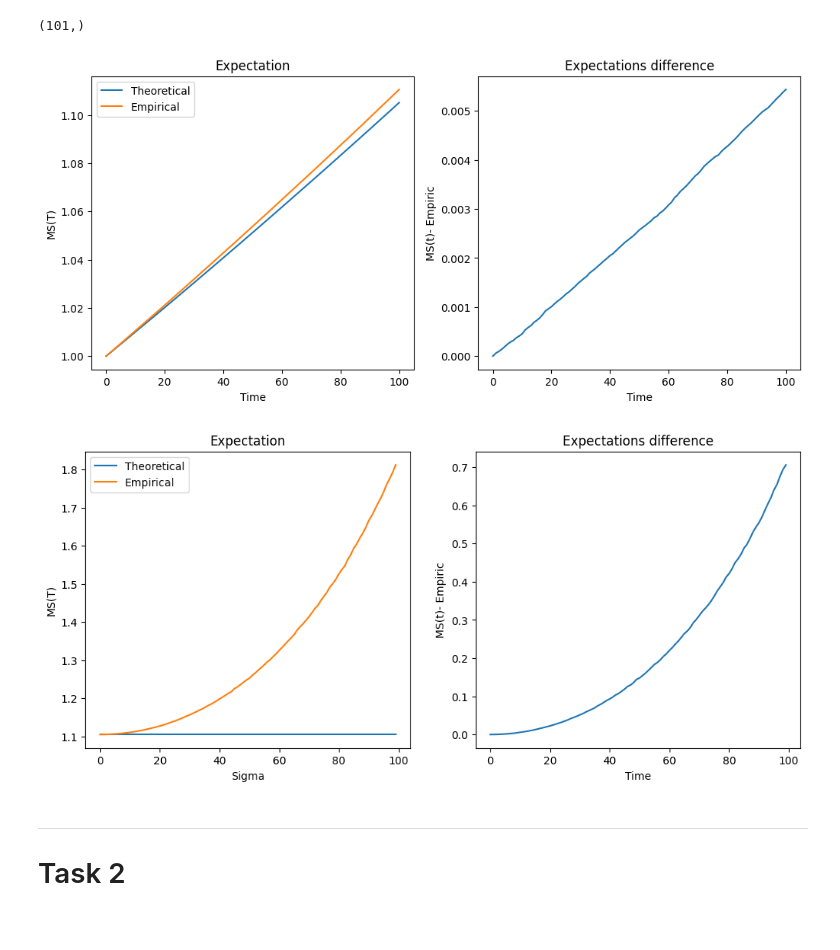
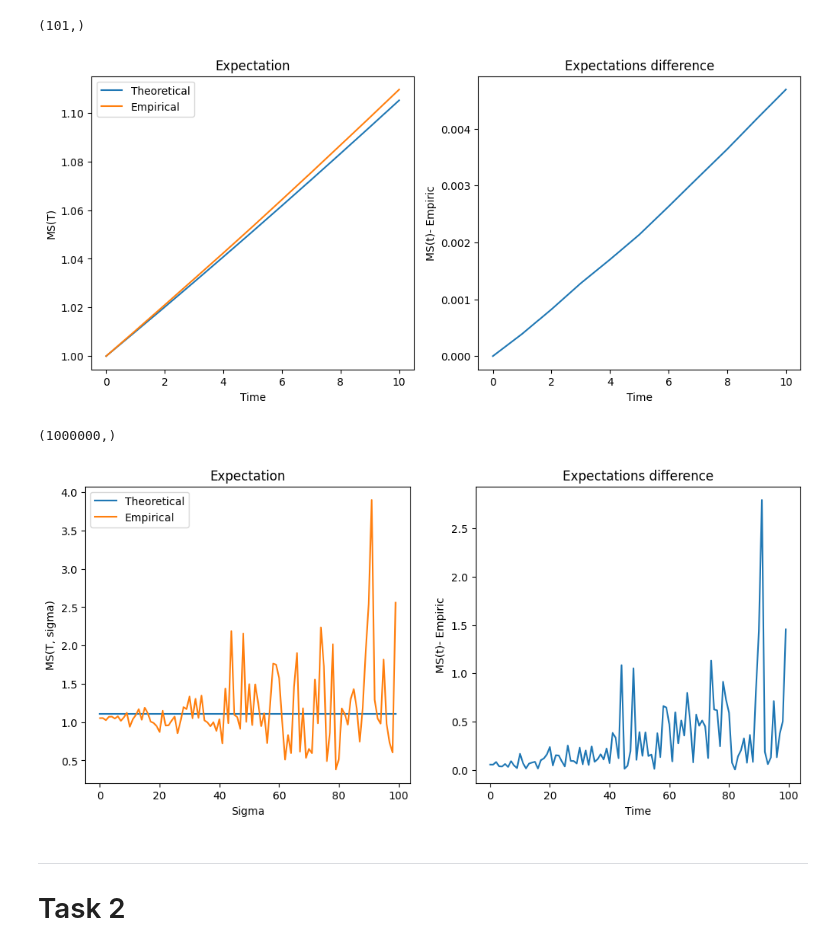
Before and after one commit to Kasymkhankhubiyev/Sirius-Uni, a Jupyter notebook: Derivatives/series1.ipynb, the cells around one changed output. Drawn from its saved outputs; the diff is of its cells as text; code cells hidden in the pictures.

```diff
--- a/Derivatives/series1.ipynb
+++ b/Derivatives/series1.ipynb
@@ -39,10 +41,10 @@ def modulate_asset_price(S0=1, r=0.0, sigma = 0, steps=100, trajectory_num=100,
     Returns:
         S_t, np.ndarray - матрица траекторий цен актива
     """
-    wiener_process_matrix = wiener_process(steps=steps, trajectory_num=trajectory_num)
+    wiener_process_matrix = wiener_process_v2(steps=steps, trajectory_num=trajectory_num)
     _time = np.linspace(start, end, num=steps+1)
     degree = np.expand_dims((r - sigma ** 2 / 2)*_time, axis=0) + sigma * wiener_process_matrix
-    S_t = np.exp(degree)
+    S_t = S0 * np.exp(degree)
     return S_t
 
 
@@ -63,7 +65,13 @@ def wiener_process(initial_value=0, steps=100, trajectory_num=100):
     values[:, 0] = initial_value
     for i in range(steps):
         previous_value = values[:, i]
+        np.random.seed(RANDOM_SEED)
         noise = np.random.normal(0, 1, size=(previous_value.shape))
         new_value = previous_value + noise
         values[:,i+1] += new_value
     return values
+
+def wiener_process_v2(initial_value=0, steps=100, trajectory_num=100):
+    values = np.zeros((trajectory_num, steps+1))
+    values[:, 1:] = np.random.normal(0, 1, size=(trajectory_num, steps)) #.shape
+    return np.cumsum(values, axis=1)
@@ -110,13 +129,23 @@ N = 10**6
+# %%
+STEPS = 10
+N = 10**6
+R = 0.1
+Sigma=0.03
+S0 = 1
 # %%
 fig, axs = plt.subplots(nrows=1, ncols=2, figsize=(12, 5))
 
-axs[0].plot(expectationS(r=R, steps=STEPS), label='Theoretical')
-axs[0].plot(calculate_empirical_expectation(r=R, sigma=Sigma, steps=STEPS, trajectory_num=N), label='Empirical')
+axs[0].plot(expectationS(S0=S0, r=R, steps=STEPS), label='Theoretical')
+axs[0].plot(modulate_asset_price(S0=S0, r=R, sigma=Sigma, steps=STEPS,
+                                 trajectory_num=N).mean(axis=0), label='Empirical')
 axs[0].set_title('Expectation')
 axs[0].set_xlabel('Time')
 axs[0].set_ylabel('MS(T)')
 
-axs[1].plot(np.abs(expectationS(r=R, steps=STEPS) - calculate_empirical_expectation(r=R, sigma=Sigma, steps=STEPS, trajectory_num=N)))
+axs[1].plot(np.abs(expectationS(S0=S0, r=R,
+                                steps=STEPS) - modulate_asset_price(S0=S0, r=R, sigma=Sigma,
+                                                                                steps=STEPS,
+                                                                                trajectory_num=N).mean(axis=0))) #/expectationS(S0=S0,r=R, steps=STEPS))
 axs[1].set_title('Expectations difference')
 axs[1].set_xlabel('Time')
 axs[1].set_ylabel('MS(t)- Empiric')
@@ -124,11 +153,10 @@ axs[1].set_ylabel('MS(t)- Empiric')
 axs[0].legend()
 plt.show()
 # %% [output]
-[figure, old version]
+[figure, new version]
-# %%
-sigmas = np.linspace(0, 0.1, num=100)
 # %%
-def calc_empirical_expectetions_varying_sigma(sigmas: np.ndarray, S0=1, r=0.0, steps=100, trajectory_num=100) -> np.ndarray:
+def calc_empirical_expectetions_varying_sigma(sigmas: np.ndarray, S0=1, r=0.0, steps=100,
+                                              trajectory_num=100, S=None) -> np.ndarray:
     """
         Calculates an empirical expectations for different sigmas
 
@@ -146,29 +174,37 @@ def calc_empirical_expectetions_varying_sigma(sigmas: np.ndarray, S0=1, r=0.0, s
     expectations = np.zeros_like(sigmas)
     for idx, sigma in enumerate(sigmas):
         expectations[idx] += modulate_asset_price(S0=S0, r=r, sigma=sigma, steps=steps,
-                                                  trajectory_num=trajectory_num).mean(axis=0)[-1]
+                                                  trajectory_num=trajectory_num)[-1, :].mean()
     return expectations
+# %%
+modulate_asset_price(S0=S0, r=R, sigma=Sigma, steps=10,
+                                                  trajectory_num=N)[:, -1].shape
+# %% [output]
+(1000000,)
 # %%
+N = 10**6
+STEPS = 10
+sigmas = np.linspace(0, 0.35, num=100)
+
 fig, axs = plt.subplots(nrows=1, ncols=2, figsize=(12, 5))
 
+emperical = calc_empirical_expectetions_varying_sigma(sigmas=sigmas, r=R, steps=STEPS, trajectory_num=N)
+
 axs[0].plot(np.ones_like(sigmas)*np.exp(R*1), label='Theoretical')
-axs[0].plot(calc_empirical_expectetions_varying_sigma(sigmas=sigmas, r=R, steps=STEPS,
-                                                      trajectory_num=N), label='Empirical')
+axs[0].plot(emperical, label='Empirical')
 axs[0].set_title('Expectation')
 axs[0].set_xlabel('Sigma')
-axs[0].set_ylabel('MS(T)')
+axs[0].set_ylabel('MS(T, sigma)')
 axs[0].legend()
 
-axs[1].plot(np.abs(np.ones_like(sigmas)*np.exp(R*1) - \
-                   calc_empirical_expectetions_varying_sigma(sigmas=sigmas, r=R, steps=STEPS,
-                                                      trajectory_num=N)))
+axs[1].plot(np.abs(np.ones_like(sigmas)*np.exp(R*1) - emperical))
 axs[1].set_title('Expectations difference')
 axs[1].set_xlabel('Time')
 axs[1].set_ylabel('MS(t)- Empiric')
 
 plt.show()
 # %% [output]
-[figure, old version]
+[figure, new version]
 # %% [markdown]
 ---
 # Task 2
```
Also changed, not shown: parts of 15 cells of this notebook.
